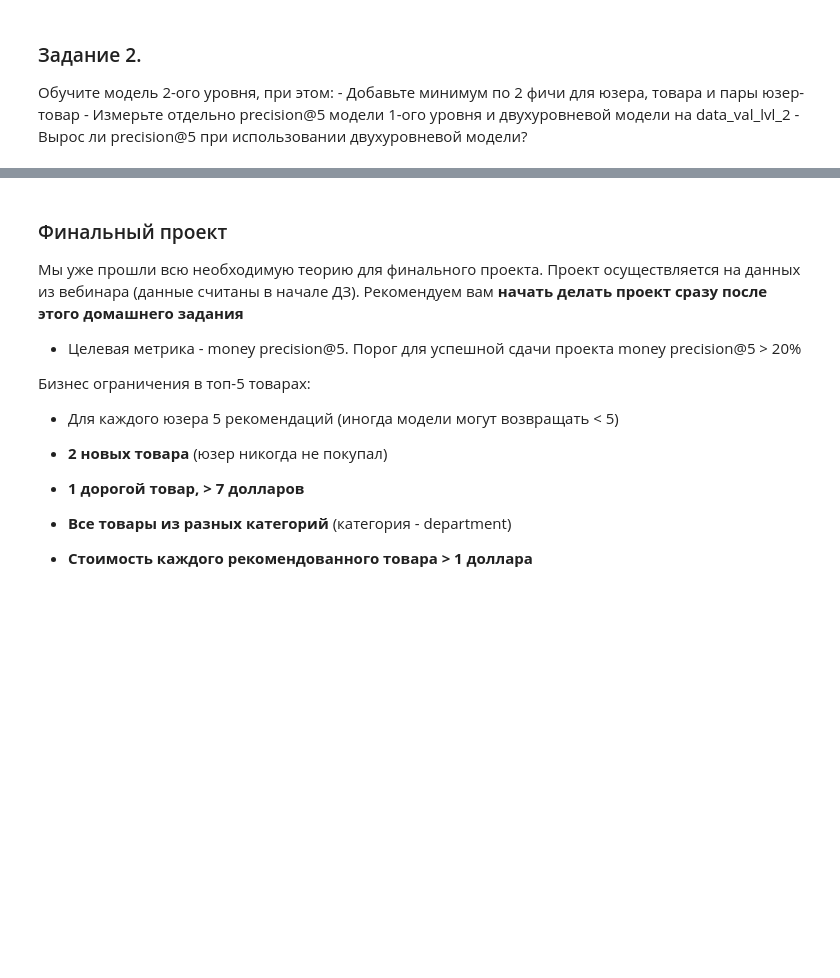
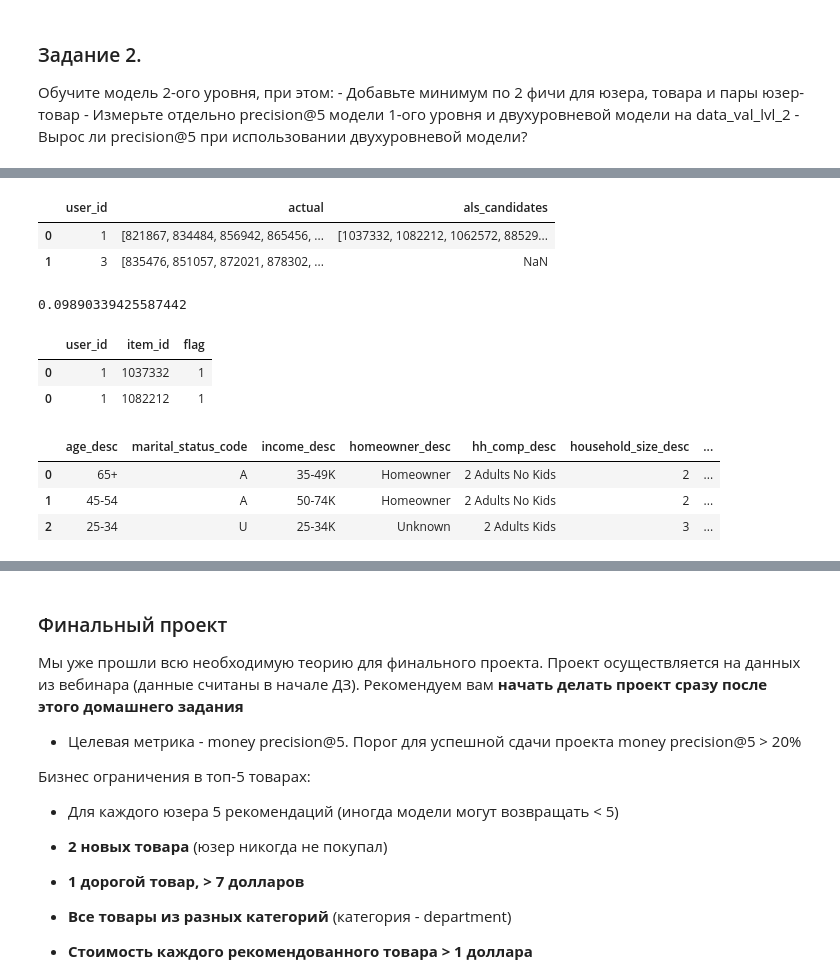
Before and after one commit to daniilstv/recommended_systems, a Jupyter notebook: hw_webinar_6.ipynb, the cells around one changed output, grey strips where cells are left out. Drawn from its saved outputs; the diff is of its cells as text; code cells hidden in the pictures; blank space fills up the shorter version.

```diff
--- a/hw_webinar_6.ipynb
+++ b/hw_webinar_6.ipynb
@@ -140,0 +186,32 @@ result_lvl_1['similar_item_recall'].mean()
+# %%
+valid_lvl_2 = data_val_lvl_2.groupby('user_id')['item_id'].unique().reset_index().rename(columns={'item_id': 'actual'})
+valid_lvl_2 = valid_lvl_2.merge(als_candidates, on='user_id', how='left')
+valid_lvl_2.head(2)
+# %% [output]
+|  | user_id | actual | als_candidates |
+| 0 | 1 | [821867, 834484, 856942, 865456, ... | [1037332, 1082212, 1062572, 88529... |
+| 1 | 3 | [835476, 851057, 872021, 878302, ... | NaN |
+# %%
+valid_lvl_2[valid_lvl_2.als_candidates.notna()].apply(lambda row: precision_at_k(row['als_candidates'], row['actual'], k=5), axis=1).mean()
+# %% [output]
+0.09890339425587442
+# %%
+users_lvl_2 = pd.DataFrame(result_lvl_1['user_id'].unique())
+users_lvl_2.columns = ['user_id']
+
+train_users = data_train_lvl_1['user_id'].unique()
+users_lvl_2 = users_lvl_2[users_lvl_2['user_id'].isin(train_users)]
+
+users_lvl_2['candidates'] = users_lvl_2['user_id'].apply(lambda x: recommender.get_als_recommendations(x, 200))
+
+s = users_lvl_2.apply(lambda x: pd.Series(x['candidates']), axis=1).stack().reset_index(level=1, drop=True)
+s.name = 'item_id'
+
+users_lvl_2 = users_lvl_2.drop('candidates', axis=1).join(s)
+users_lvl_2['flag'] = 1
+
+users_lvl_2.head(2)
+# %% [output]
+|  | user_id | item_id | flag |
+| 0 | 1 | 1037332 | 1 |
+| 0 | 1 | 1082212 | 1 |
@@ -140,0 +245,7 @@ result_lvl_1['similar_item_recall'].mean()
+# %%
+user_features.head(3)
+# %% [output]
+|  | age_desc | marital_status_code | income_desc | homeowner_desc | hh_comp_desc | household_size_desc | ... |
+| 0 | 65+ | A | 35-49K | Homeowner | 2 Adults No Kids | 2 | ... |
+| 1 | 45-54 | A | 50-74K | Homeowner | 2 Adults No Kids | 2 | ... |
+| 2 | 25-34 | U | 25-34K | Unknown | 2 Adults Kids | 3 | ... |
```
Also changed, not shown: parts of 23 cells of this notebook.
